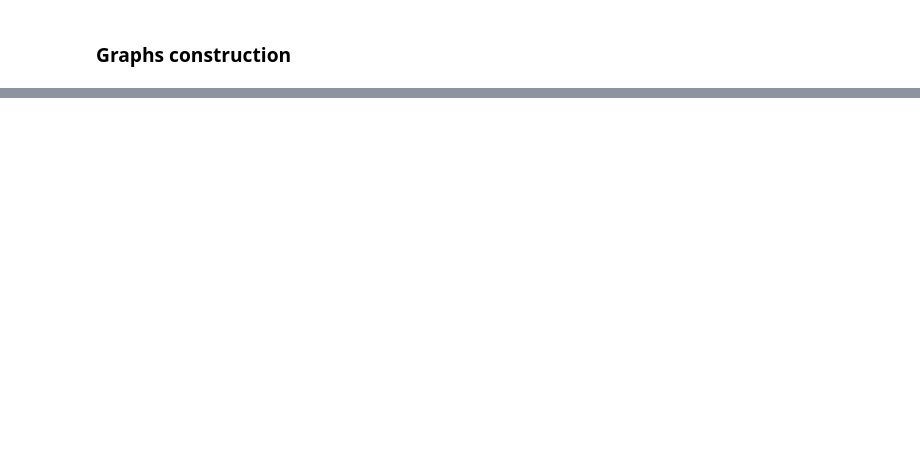
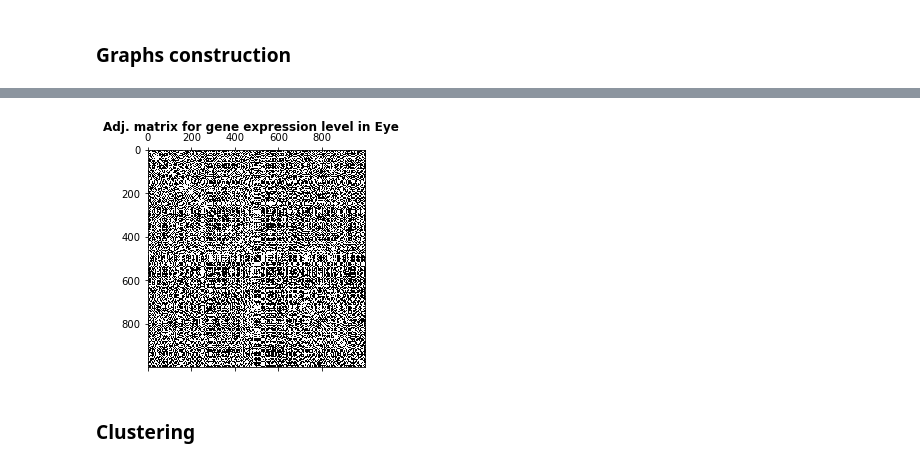
Before and after one commit to raphaelreiss/Network_tour_of_mice_genetics, a Jupyter notebook: NTDS_MICE_GENETICS.ipynb, the cells around one changed output, grey strips where cells are left out. Saved outputs shown, nothing was run; the diff lists cells and outputs as text; code cells hidden in the pictures; blank space fills up the shorter version.

Commit message:
Graph construction

```diff
--- a/NTDS_MICE_GENETICS.ipynb
+++ b/NTDS_MICE_GENETICS.ipynb
@@ -127,0 +102,6 @@ ideas:
+# %%
+expressionEye = pd.read_csv(DATA_DIR+"expression data" + "/EYE.txt", sep="\t", index_col=["gene"])
+expressionEye = expressionEye.iloc[:1000,:]
+# %%
+expressionEye = expressionEye.astype("float32")
+expressionEye
@@ -127,0 +143,4 @@ ideas:
+# %%
+#metrics "correlation" same as ""cosine" but substract the mean from the vectors.
+distances = squareform(pdist(expressionEye, metric='correlation'))
+distances
@@ -127,0 +161,8 @@ ideas:
+# %%
+#adjacency unweighted
+threshold = np.mean(distances)
+adjacency = np.zeros_like(distances)
+adjacency[distances < threshold] = 1
+adjacency[distances >= threshold] = 0
+np.fill_diagonal(adjacency, 0)
+adjacency
@@ -127,0 +177,8 @@ ideas:
+# %%
+plt.spy(adjacency)
+plt.suptitle("Adj. matrix for gene expression level in Eye", fontweight='bold')
+plt.show()
+# %% [output]
+[figure, added]
+# %% [markdown]
+### Clustering
```
Also changed, not shown: parts of 18 cells of this notebook.
